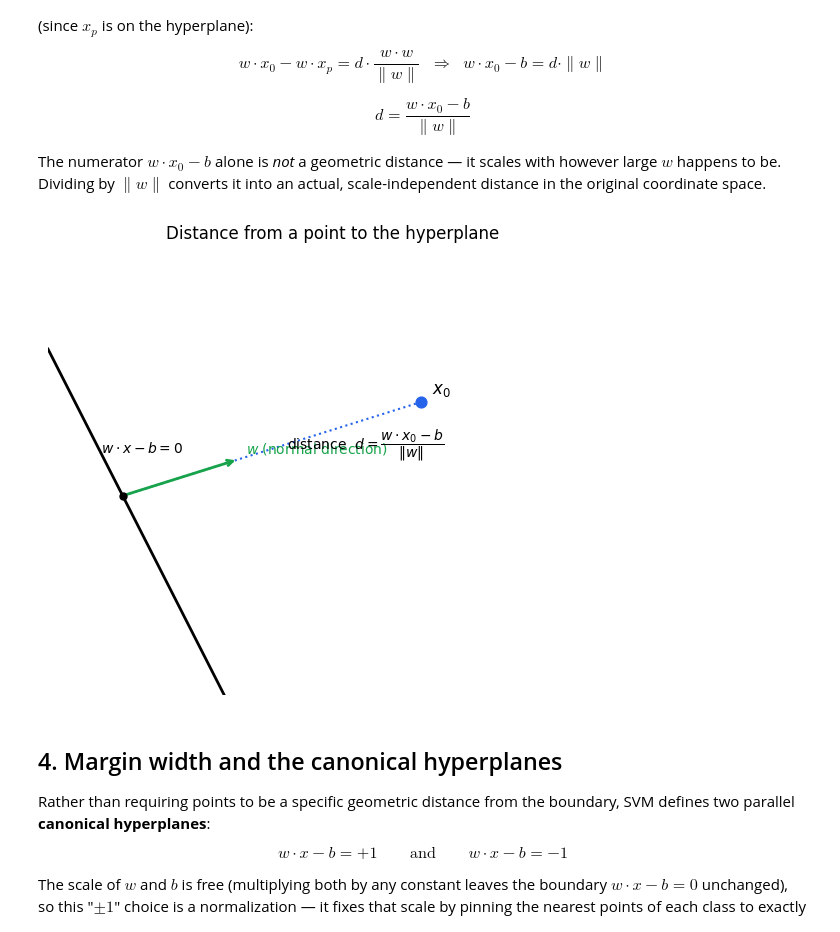
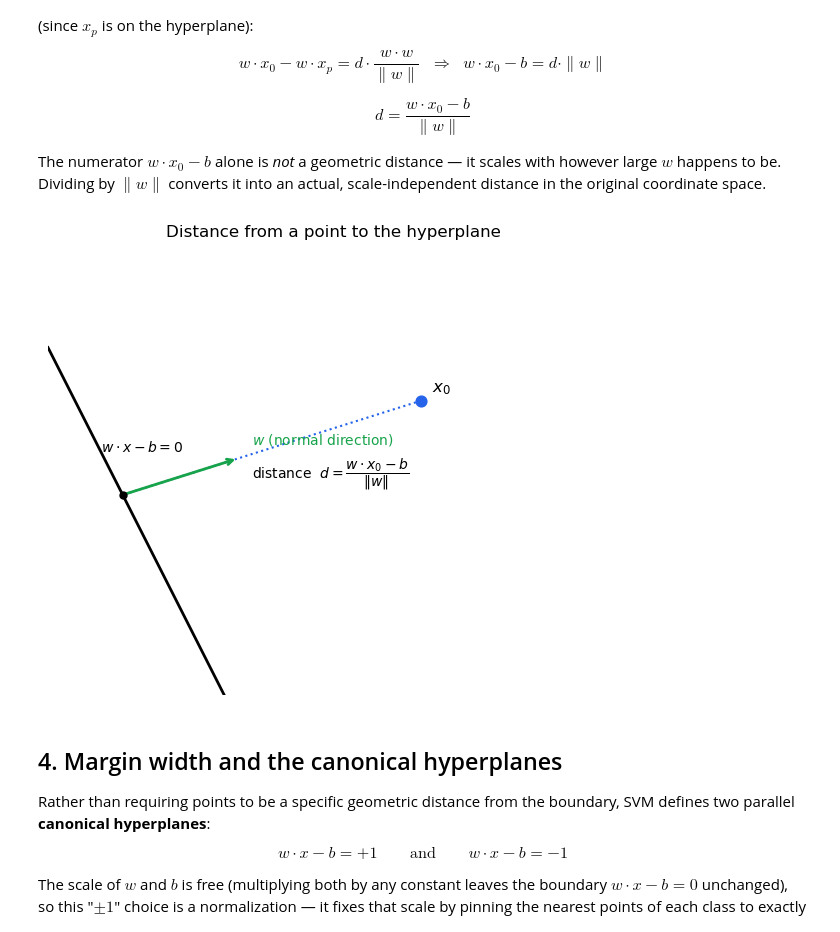
Before and after one commit to AkhileshBhambhani/Quant-Projects, a Jupyter notebook: Stock Prediction SVM/SVM_Theory_Derivation.ipynb, the cells around one changed output. Saved outputs shown, nothing was run; the diff lists cells and outputs as text; code cells hidden in the pictures.

```diff
--- a/Stock Prediction SVM/SVM_Theory_Derivation.ipynb
+++ b/Stock Prediction SVM/SVM_Theory_Derivation.ipynb
@@ -84,37 +85,37 @@ w = np.array([1, 0.4]); b = 0.3
 xs = np.linspace(-1, 4, 50)
 ys = (b - w[0] * xs) / w[1]
 ax.plot(xs, ys, color='black', linewidth=2)
 
 x0 = np.array([2.6, 2.6])
 ax.scatter(*x0, color='#2563eb', s=60, zorder=5)
 ax.annotate('$x_0$', x0, textcoords='offset points', xytext=(8, 6), fontsize=12)
 
 w_unit = w / np.linalg.norm(w)
 dist_signed = (w @ x0 - b) / np.linalg.norm(w)
 foot = x0 - dist_signed * w_unit
 
 ax.plot([x0[0], foot[0]], [x0[1], foot[1]], color='#2563eb', linestyle=':', linewidth=1.5)
 ax.scatter(*foot, color='black', s=25, zorder=5)
 
 arrow_end = foot + w_unit * 1.2
 ax.annotate('', xy=arrow_end, xytext=foot,
             arrowprops=dict(arrowstyle='->', color='#16a34a', linewidth=2))
 ax.annotate('$w$ (normal direction)', arrow_end, textcoords='offset points',
-            xytext=(6, 4), fontsize=10, color='#16a34a')
+            xytext=(10, 10), fontsize=10, color='#16a34a')
+ax.annotate(r'distance  $d=\dfrac{w\cdot x_0 - b}{\|w\|}$', arrow_end, textcoords='offset points',
+            xytext=(10, -14), fontsize=10)
 
-mid = ((x0[0] + foot[0]) / 2 + 0.15, (x0[1] + foot[1]) / 2)
-ax.annotate(r'distance  $d=\dfrac{w\cdot x_0 - b}{\|w\|}$', xy=mid, fontsize=10)
 ax.annotate(r'$w\cdot x-b=0$', (xs[5], ys[5]), fontsize=10)
 
 ax.set_xlim(-1, 4.5); ax.set_ylim(-1, 4.5)
 ax.set_xticks([]); ax.set_yticks([])
 for spine in ax.spines.values():
     spine.set_visible(False)
 ax.set_title('Distance from a point to the hyperplane', fontsize=12)
 plt.tight_layout()
 plt.show()
 # %% [output]
-[figure, old version]
+[figure, new version]
 # %% [markdown]
 ## 4. Margin width and the canonical hyperplanes
 
```
Also changed, not shown: parts of 7 cells of this notebook.
